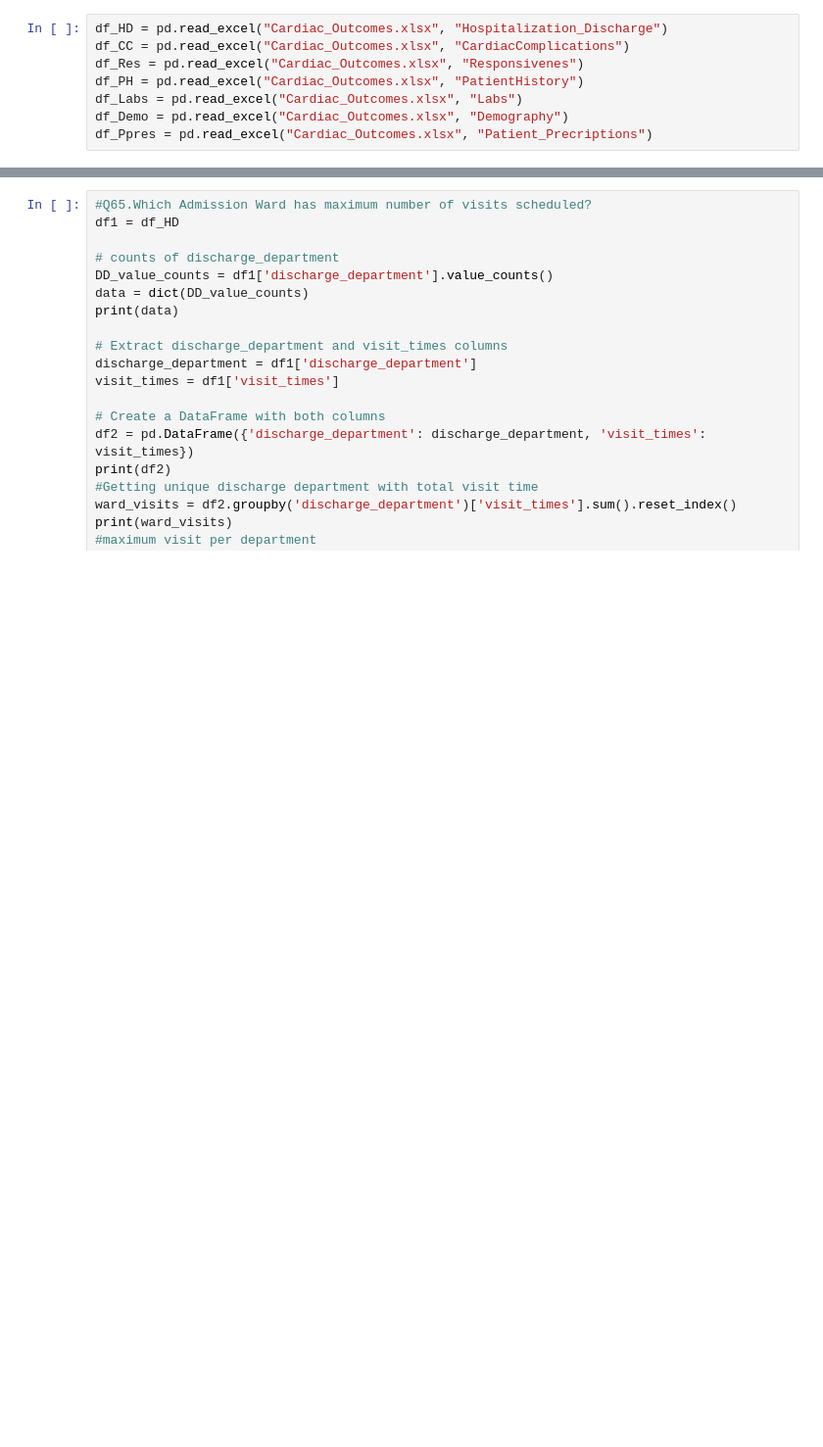
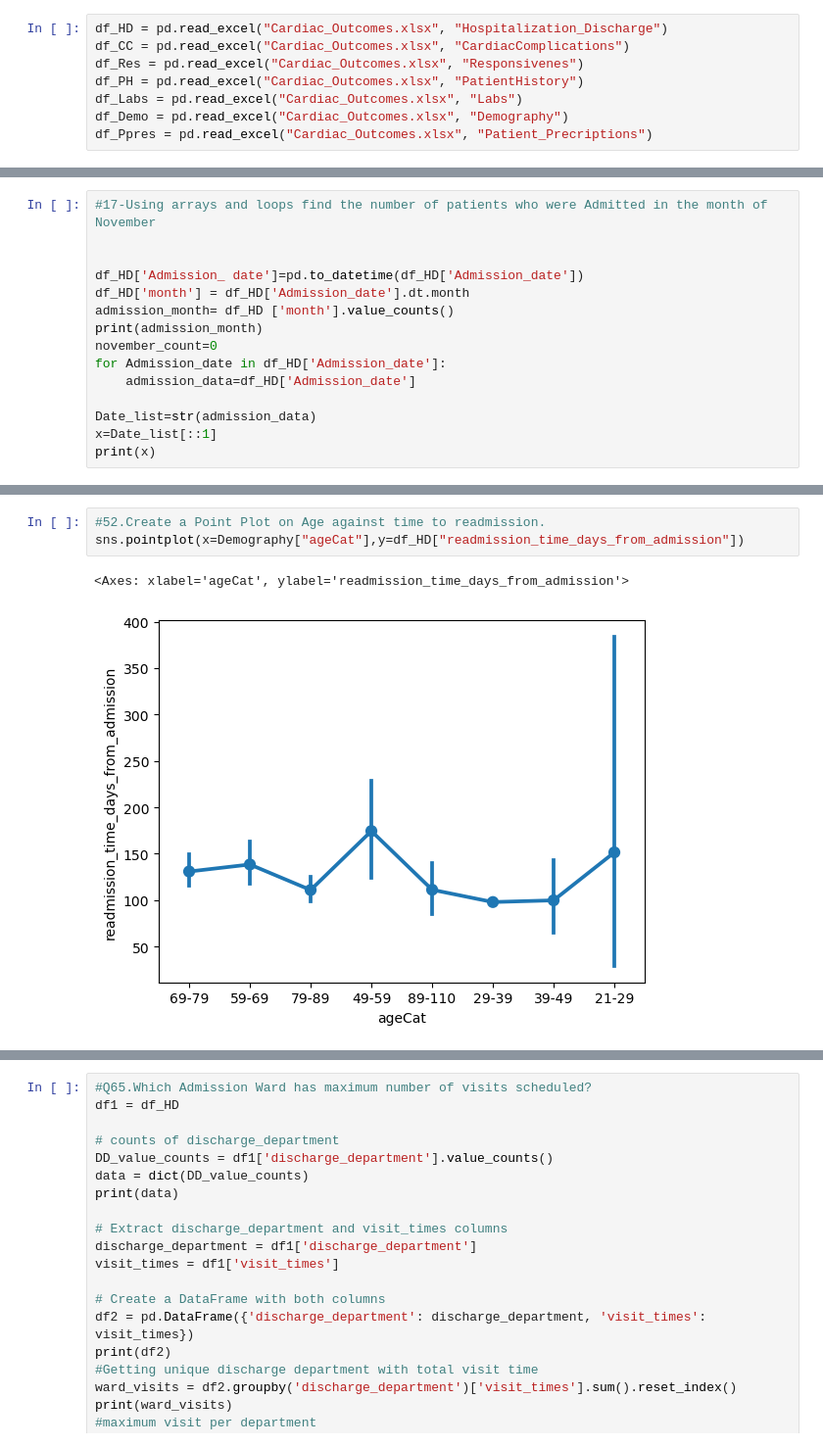
Before and after one commit to yogeshwarirj/Team10_PythonSquad_PythonHackathon_Apr24, a Jupyter notebook: Team10_PythonSquad_Main80Questions.ipynb, the cells around one changed output, grey strips where cells are left out. Shown at 98% size. Cells and saved outputs as stored; diff of their text form; blank space fills up the shorter version.

```diff
--- a/Team10_PythonSquad_Main80Questions.ipynb
+++ b/Team10_PythonSquad_Main80Questions.ipynb
@@ -11,0 +48,15 @@ df_Ppres = pd.read_excel("Cardiac_Outcomes.xlsx", "Patient_Precriptions")
+# %%
+#17-Using arrays and loops find the number of patients who were Admitted in the month of November
+
+
+df_HD['Admission_ date']=pd.to_datetime(df_HD['Admission_date'])
+df_HD['month'] = df_HD['Admission_date'].dt.month
+admission_month= df_HD ['month'].value_counts()
+print(admission_month)
+november_count=0
+for Admission_date in df_HD['Admission_date']:
+    admission_data=df_HD['Admission_date']
+
+Date_list=str(admission_data)
+x=Date_list[::1]
+print(x)
@@ -11,0 +233,6 @@ df_Ppres = pd.read_excel("Cardiac_Outcomes.xlsx", "Patient_Precriptions")
+# %%
+#52.Create a Point Plot on Age against time to readmission.
+sns.pointplot(x=Demography["ageCat"],y=df_HD["readmission_time_days_from_admission"])
+# %% [output]
+<Axes: xlabel='ageCat', ylabel='readmission_time_days_from_admission'>
+[figure, added]
```
Also changed, not shown: parts of 22 cells of this notebook.
